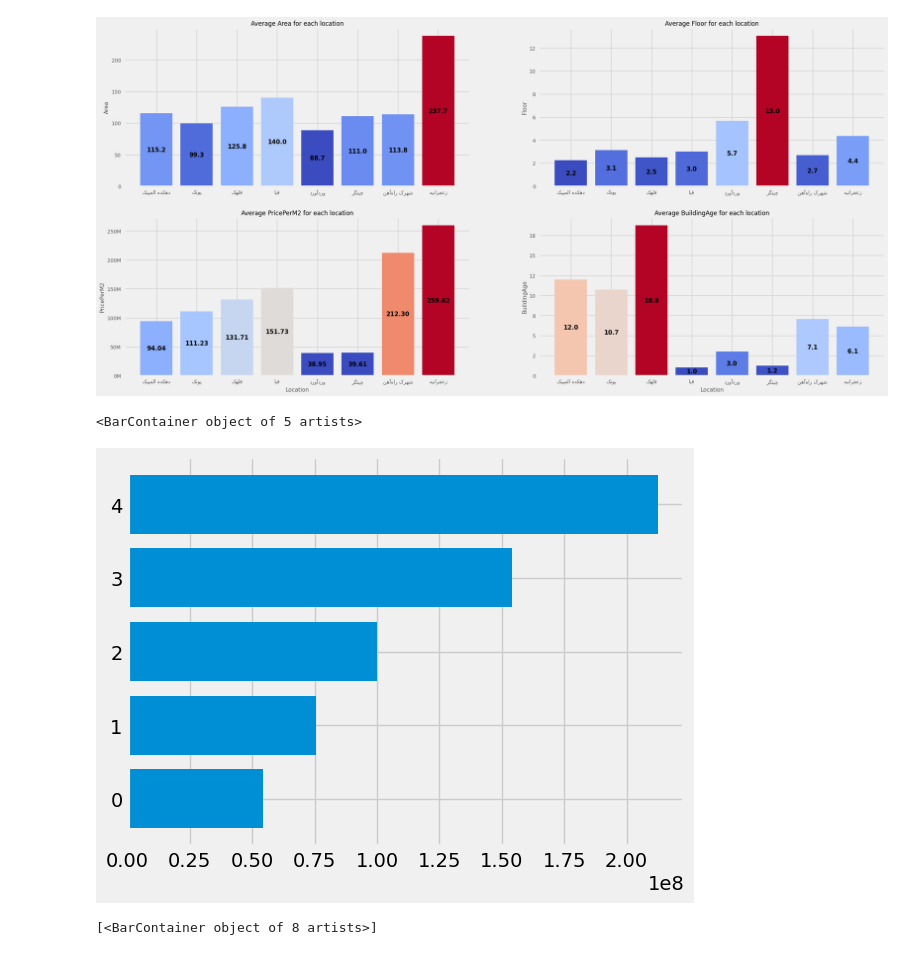
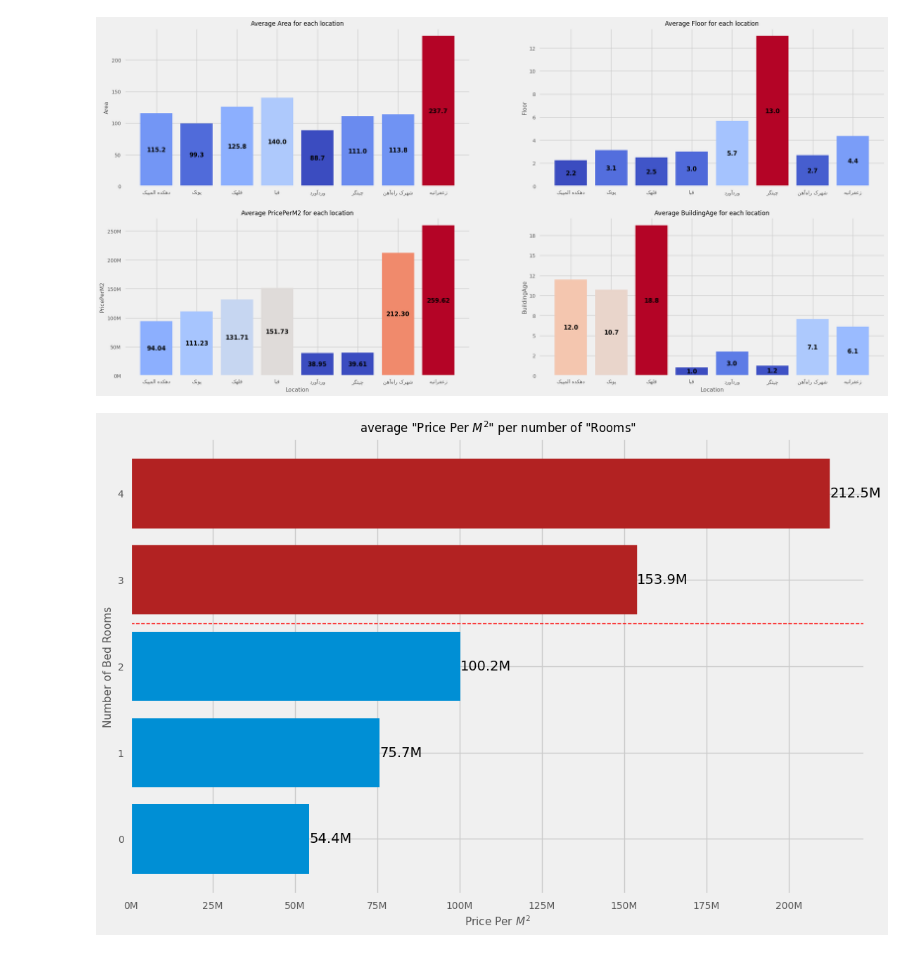
Before and after one commit to alavi-sam/house-analysis, a Jupyter notebook: analysis_notebook.ipynb, the cells around one changed output. Drawn from its saved outputs; the diff is of its cells as text; code cells hidden in the pictures.

Commit message:
price per room

```diff
--- a/analysis_notebook.ipynb
+++ b/analysis_notebook.ipynb
@@ -154,13 +154,20 @@ plt.subplots_adjust(left=0.2, bottom=0.1, right=0.9, top=0.9, wspace=0.2, hspace
 plt.show()
 # %% [output]
 [figure]
-# %%
-rooms_price = df.groupby('Rooms').agg({'PricePerM2': lambda x: x.mean()})
-plt.barh(rooms_price.index, rooms_price['PricePerM2'].values)
-# %% [output]
-<BarContainer object of 5 artists>
-[figure, removed]
-# %%
-ax.containers
-# %% [output]
-[<BarContainer object of 8 artists>]
+# %%
+rooms_price = df.groupby('Rooms').agg({'PricePerM2': lambda x: x.mean()})
+fig = plt.figure(figsize=(12, 8))
+ax = fig.add_subplot()
+# rooms_price
+bars = ax.barh(rooms_price.index, rooms_price['PricePerM2'])
+ax.axhline(y=2.5, linewidth=1, color='r', linestyle='--')
+bars[3].set_color('firebrick')
+bars[4].set_color('firebrick')
+ax.set_title('average "Price Per $M^2$" per number of "Rooms"')
+ax.set_xlabel('Price Per $M^2$')
+ax.xaxis.set_major_formatter(FuncFormatter(lambda x, _: "{:.0f}M".format(x/1e6)))
+ax.bar_label(bars, label_type='edge', fmt=lambda x: "{:.1f}M".format(x/1e6))
+ax.set_ylabel('Number of Bed Rooms')
+plt.show()
+# %% [output]
+[figure, added]
```
Also changed, not shown: parts of 2 cells of this notebook.
